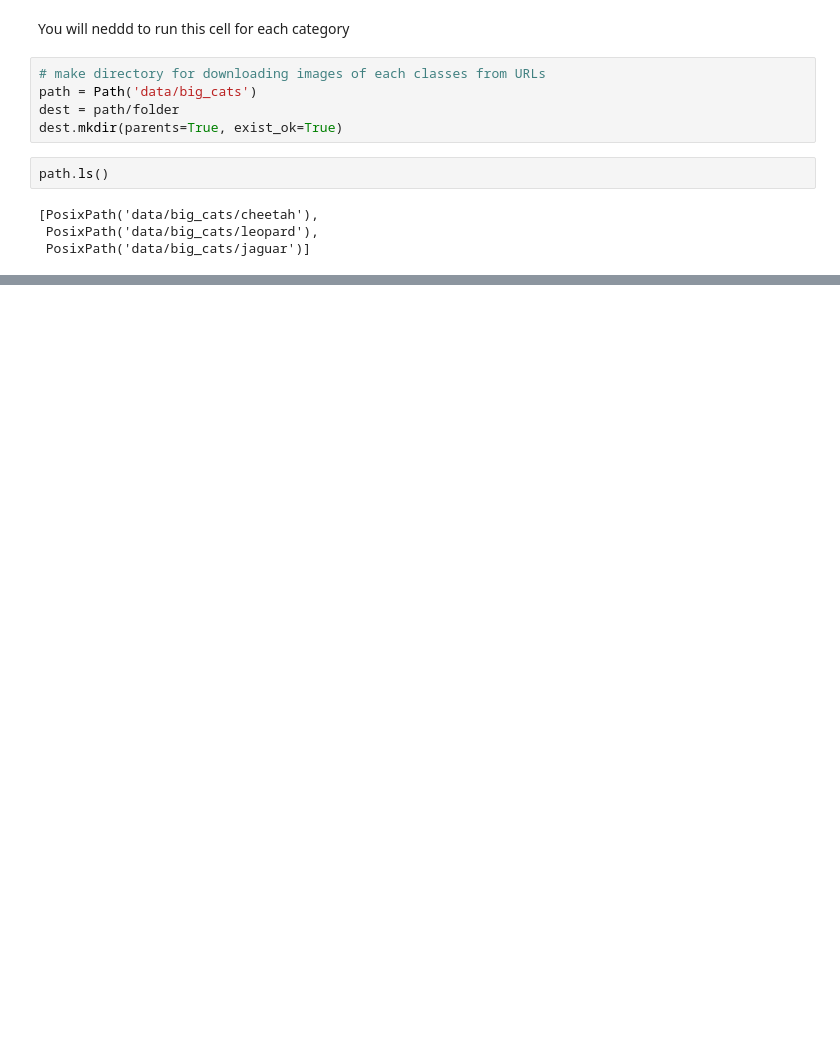
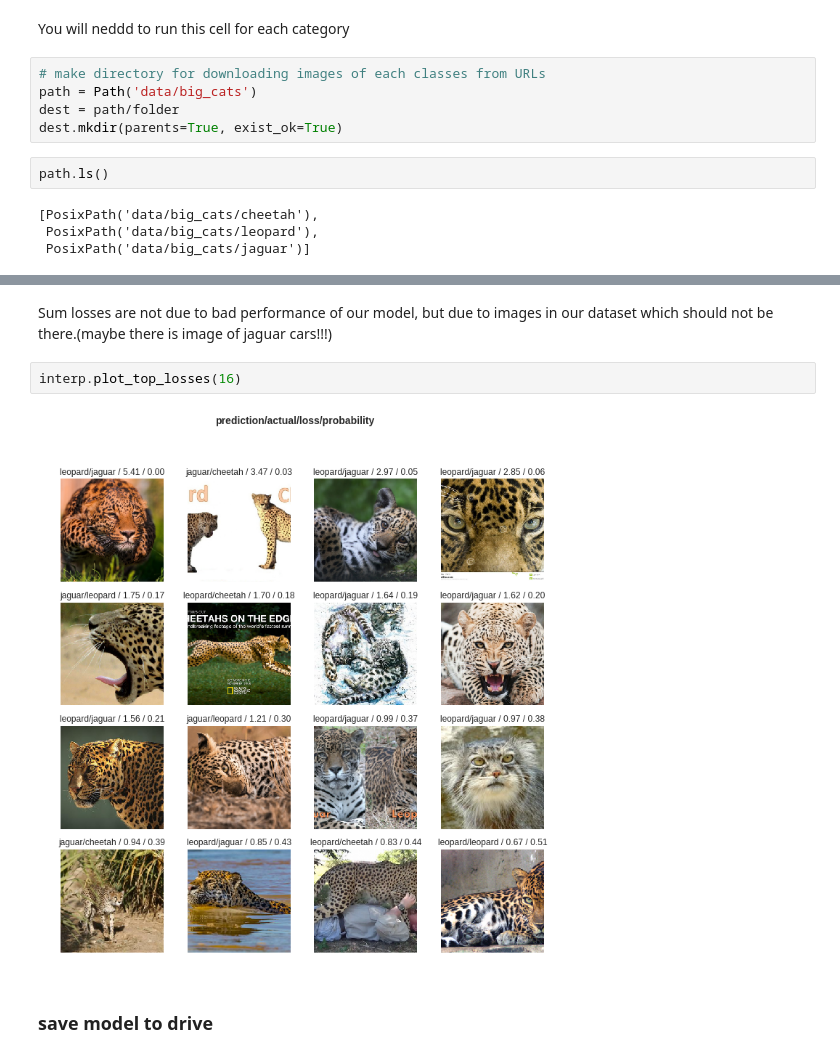
Before and after one commit to shashank2806/cheetah-leopard-jaguar, a Jupyter notebook: cheetah_leopard_jaguar.ipynb, the cells around one changed output, grey strips where cells are left out. Cells and saved outputs as stored; diff of their text form; blank space fills up the shorter version.

```diff
--- a/cheetah_leopard_jaguar.ipynb
+++ b/cheetah_leopard_jaguar.ipynb
@@ -66,0 +272,8 @@ path.ls()
+# %% [markdown]
+Sum losses are not due to bad performance of our model, but due to images in our dataset which should not be there.(maybe there is image of jaguar cars!!!)
+# %%
+interp.plot_top_losses(16)
+# %% [output]
+[figure, added]
+# %% [markdown]
+### save model to drive
```
Also changed, not shown: parts of 35 cells of this notebook.
